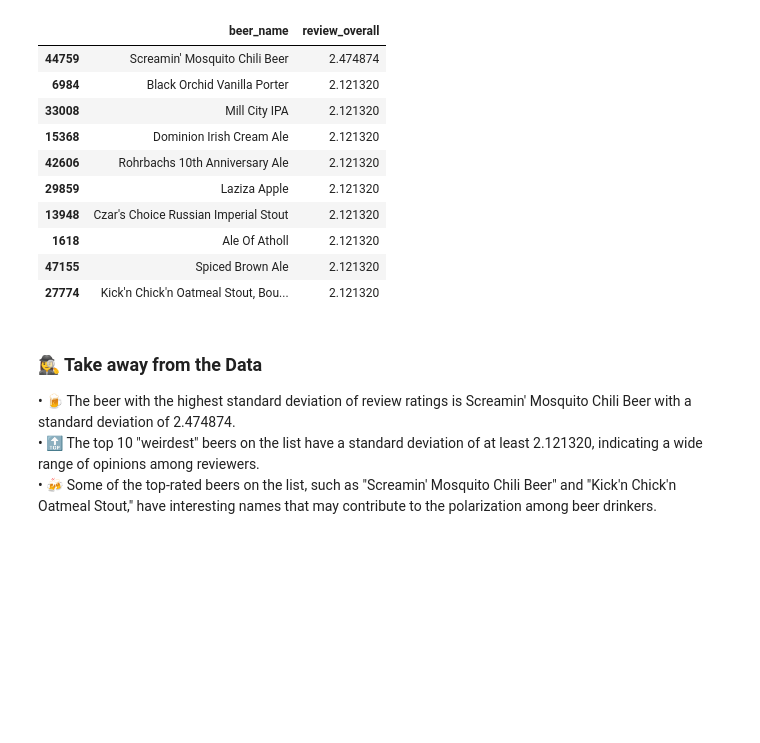
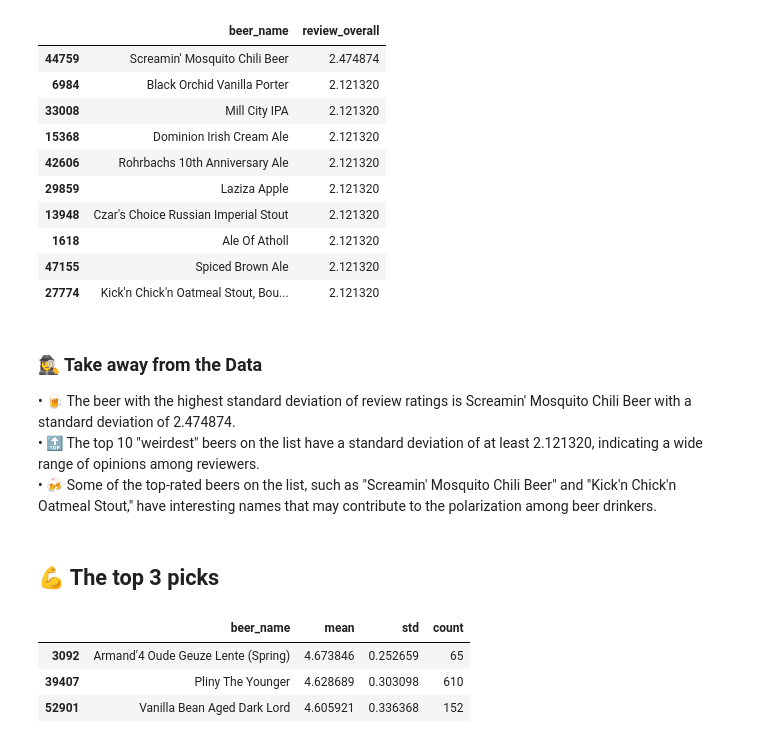
Before and after one commit to Clement733/Beer_reviews, a Jupyter notebook: beers.ipynb, the cells around one changed output. Cells and saved outputs as stored; diff of their text form; code cells hidden in the pictures; blank space fills up the shorter version.

```diff
--- a/beers.ipynb
+++ b/beers.ipynb
@@ -216,3 +216,17 @@ weirdest_beers
 • 🍺 The beer with the highest standard deviation of review ratings is Screamin' Mosquito Chili Beer with a standard deviation of 2.474874. <br />
 • 🔝 The top 10 "weirdest" beers on the list have a standard deviation of at least 2.121320, indicating a wide range of opinions among reviewers. <br />
 • 🍻 Some of the top-rated beers on the list, such as "Screamin' Mosquito Chili Beer" and "Kick'n Chick'n Oatmeal Stout," have interesting names that may contribute to the polarization among beer drinkers. <br />
+# %% [markdown]
+## 💪 The top 3 picks
+# %%
+df['overall_score'] = (df['review_aroma'] + df['review_appearance'] + df['review_palate'] + df['review_taste'] + df['review_overall']) / 5
+top_beers = df.groupby('beer_name')['overall_score'].agg(['mean', 'std', 'count']).reset_index()
+top_beers = top_beers[top_beers['count'] > 50] # only consider beers with at least 50 reviews
+top_beers = top_beers.sort_values(by=['mean', 'std'], ascending=[False, True])
+recommendations = top_beers.head(3)
+recommendations
+# %% [output]
+|  | beer_name | mean | std | count |
+| 3092 | Armand'4 Oude Geuze Lente (Spring) | 4.673846 | 0.252659 | 65 |
+| 39407 | Pliny The Younger | 4.628689 | 0.303098 | 610 |
+| 52901 | Vanilla Bean Aged Dark Lord | 4.605921 | 0.336368 | 152 |
```
Also changed, not shown: parts of 2 cells of this notebook.
